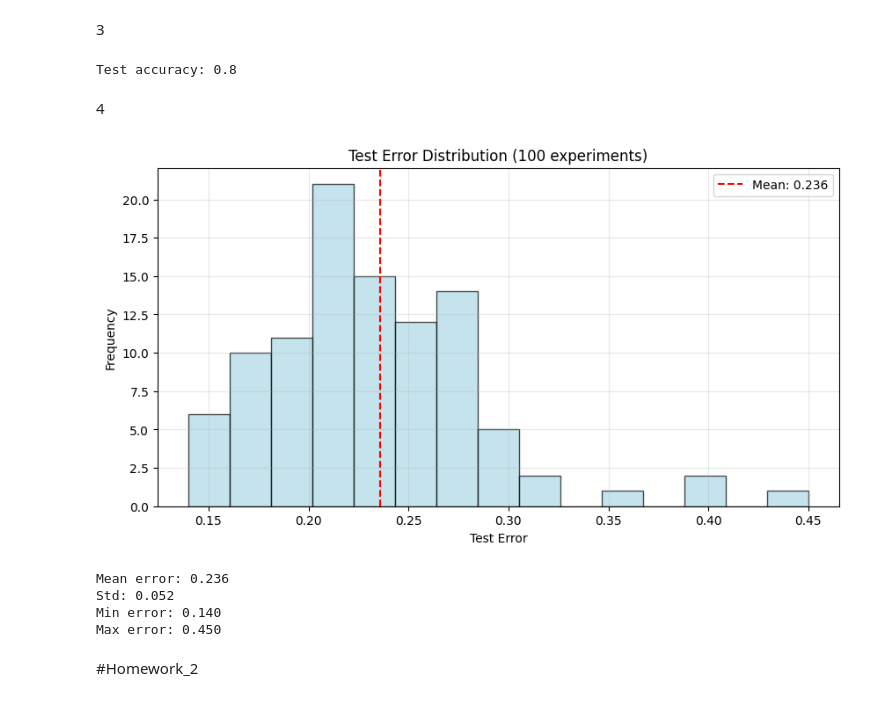
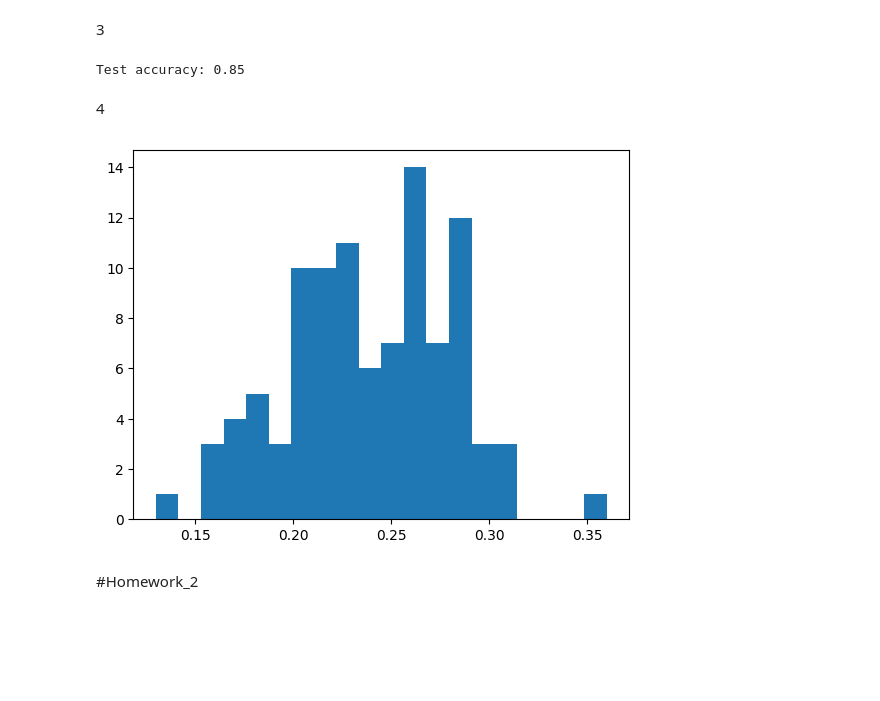
Before and after one commit to silvesttrnovikov-crypto/Homework_, a Jupyter notebook: untitl.ipynb, the cells around one changed output. Cells and saved outputs as stored; diff of their text form; code cells hidden in the pictures; blank space fills up the shorter version.

```diff
--- a/untitl.ipynb
+++ b/untitl.ipynb
@@ -77,21 +63,20 @@ Name: Parch, dtype: float64
 # %% [markdown]
 3
 # %%
+#Чтобы улучшть точность нужно увеличить число ближаших соседей и число признаков
 from sklearn.neighbors import KNeighborsClassifier
 from sklearn.metrics import accuracy_score
 
 def feature_selection_and_preprocessing(dataset):
-    features = dataset[["Fare", "Sex", "Pclass"]].copy()
+    features = dataset[["Fare", "Pclass", "Sex", "Age"]].copy()
     features["Fare"] /= features["Fare"].mean()
     features['Sex'] = features['Sex'].map({'male': 0, 'female': 1})
-    features['Pclass'] = 4 - features['Pclass']
+    features['Age'] = features['Age'].fillna(features['Age'].median())
     return features
 
-model = KNeighborsClassifier(
-    n_neighbors=5,
-    weights='distance'
-)
+model = KNeighborsClassifier(n_neighbors=5, weights='uniform')
 
+# Validation code (do not touch)
 data = pd.read_csv("train.csv", index_col='PassengerId')
 data_train = data.iloc[:-100]
 data_test = data.iloc[-100:]
@@ -113,75 +98,48 @@ print("Test accuracy:", accuracy_score(
     test_predictions
 ))
 # %% [output]
-Test accuracy: 0.8
+Test accuracy: 0.85
 # %% [markdown]
 4
 # %%
 from sklearn.model_selection import train_test_split
+import numpy as np
 import matplotlib.pyplot as plt
-import numpy as np
 
-# Функция из предыдущей задачи
 def feature_selection_and_preprocessing(dataset):
-    features = dataset[["Fare", "Sex", "Pclass"]].copy()
+    features = dataset[["Fare", "Pclass", "Sex", "Age"]].copy()
     features["Fare"] /= features["Fare"].mean()
     features['Sex'] = features['Sex'].map({'male': 0, 'female': 1})
-    features['Pclass'] = 4 - features['Pclass']
+    features['Age'] = features['Age'].fillna(features['Age'].median())
     return features
 
-# Загружаем данные
+model = KNeighborsClassifier(n_neighbors=5)
+
 data = pd.read_csv("train.csv", index_col='PassengerId')
 
-# Проводим эксперименты с разными разбиениями
-errors = []
-n_experiments = 100
+test_scores = []
 
-for i in range(n_experiments):
-    # Случайное разбиение на train/test
-    data_train, data_test = train_test_split(data, test_size=100, random_state=i)
-
-    # Создаем и обучаем модель
-    model = KNeighborsClassifier(n_neighbors=5, weights='distance')
+for i in range(100):
+    data_train, data_test = train_test_split(data, test_size=100, random_state=i)#не заметил эту функцию в тексте задания - долго не мог понять как сделать этот этап
 
     model.fit(
         feature_selection_and_preprocessing(data_train.drop('Survived', axis=1)),
         data_train['Survived']
     )
 
-    # Предсказания и оценка точности
     test_predictions = model.predict(
         feature_selection_and_preprocessing(data_test.drop('Survived', axis=1))
     )
 
     accuracy = accuracy_score(data_test['Survived'], test_predictions)
-    errors.append(1 - accuracy)  # Сохраняем ошибку
+    test_scores.append(accuracy)
 
-# Строим гистограмму
-plt.figure(figsize=(10, 5))
-plt.hist(errors, bins=15, alpha=0.7, color='lightblue', edgecolor='black')
-plt.xlabel('Test Error')
-plt.ylabel('Frequency')
-plt.title(f'Test Error Distribution ({n_experiments} experiments)')
-plt.grid(True, alpha=0.3)
+test_errors = [1 - score for score in test_scores]
 
-# Добавляем среднюю ошибку
-mean_error = np.mean(errors)
-plt.axvline(mean_error, color='red', linestyle='--', label=f'Mean: {mean_error:.3f}')
-plt.legend()
-
+plt.hist(test_errors, bins=20)
 plt.show()
-
-# Выводим статистику
-print(f"Mean error: {mean_error:.3f}")
-print(f"Std: {np.std(errors):.3f}")
-print(f"Min error: {min(errors):.3f}")
-print(f"Max error: {max(errors):.3f}")
 # %% [output]
-[figure, old version]
+[figure, new version]
-Mean error: 0.236
-Std: 0.052
-Min error: 0.140
-Max error: 0.450
 # %% [markdown]
 #Homework_2
 # %%
```
Also changed, not shown: parts of 13 cells of this notebook.
